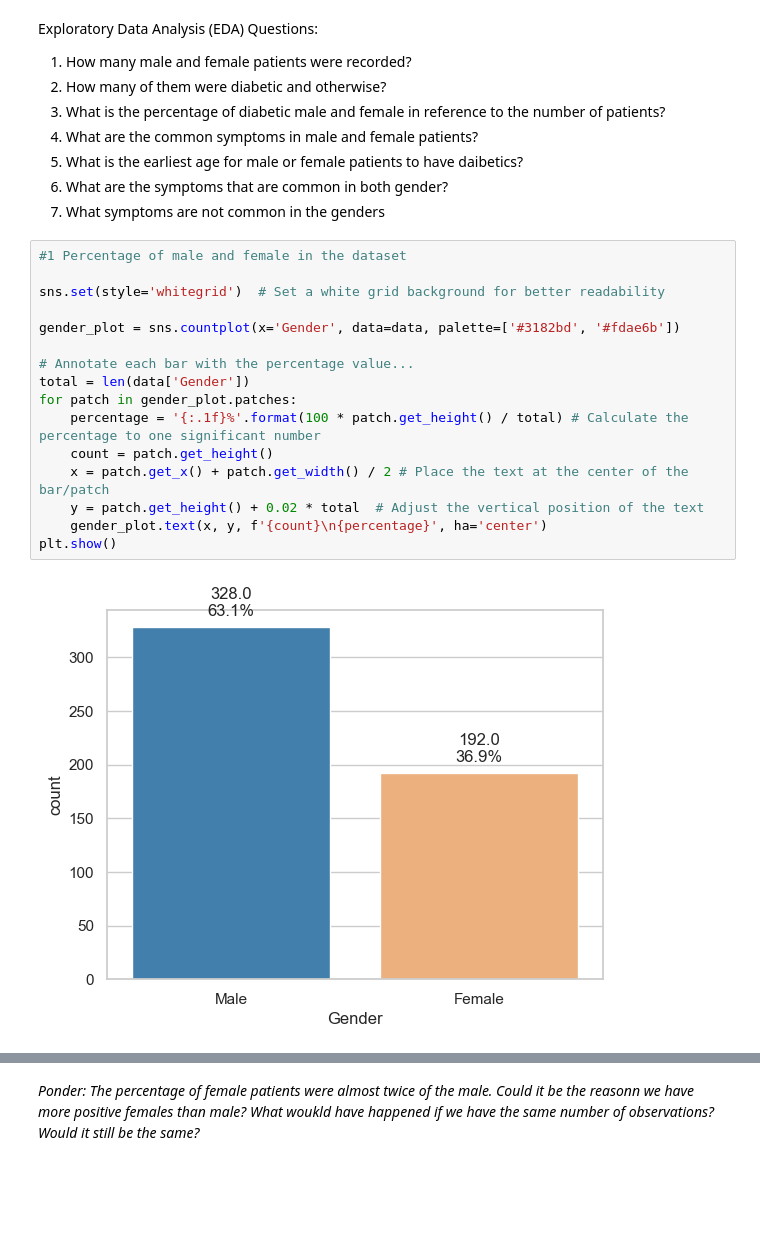
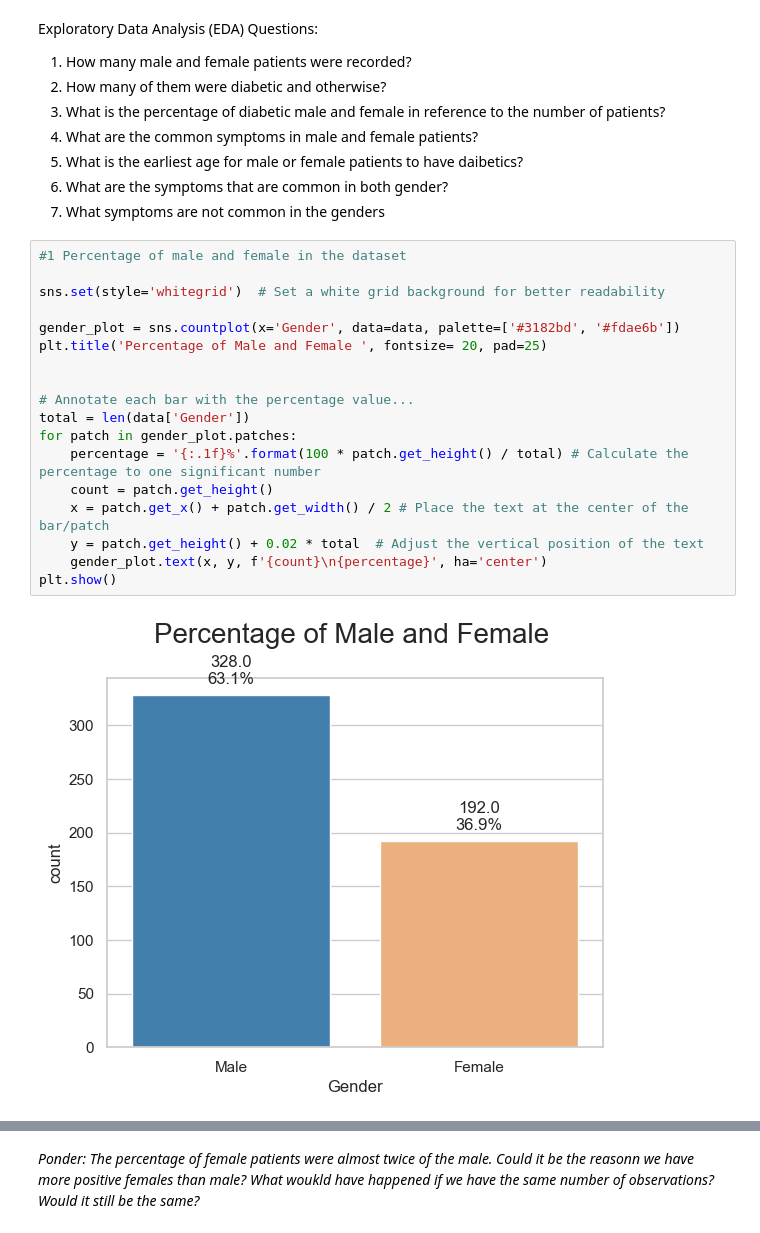
Before and after one commit to ifuu16/diabetes_early_detection, a Jupyter notebook: Early_Diabetes_Detection.ipynb, the cells around one changed output, grey strips where cells are left out. Drawn from its saved outputs; the diff is of its cells as text; blank space fills up the shorter version.

Commit message:
Labelled the Charts correctly

```diff
--- a/Early_Diabetes_Detection.ipynb
+++ b/Early_Diabetes_Detection.ipynb
@@ -73,21 +73,23 @@ Exploratory Data Analysis (EDA) Questions:
 # %%
 #1 Percentage of male and female in the dataset
 
 sns.set(style='whitegrid')  # Set a white grid background for better readability
 
 gender_plot = sns.countplot(x='Gender', data=data, palette=['#3182bd', '#fdae6b'])
+plt.title('Percentage of Male and Female ', fontsize= 20, pad=25)
+
 
 # Annotate each bar with the percentage value...
 total = len(data['Gender'])
 for patch in gender_plot.patches:
     percentage = '{:.1f}%'.format(100 * patch.get_height() / total) # Calculate the percentage to one significant number
     count = patch.get_height()
     x = patch.get_x() + patch.get_width() / 2 # Place the text at the center of the bar/patch
     y = patch.get_height() + 0.02 * total  # Adjust the vertical position of the text
     gender_plot.text(x, y, f'{count}\n{percentage}', ha='center')
 plt.show()
 # %% [output]
-[figure, old version]
+[figure, new version]
 # %%
 #2 Percentage of diabetic
 
```
Also changed, not shown: parts of 5 cells of this notebook.
